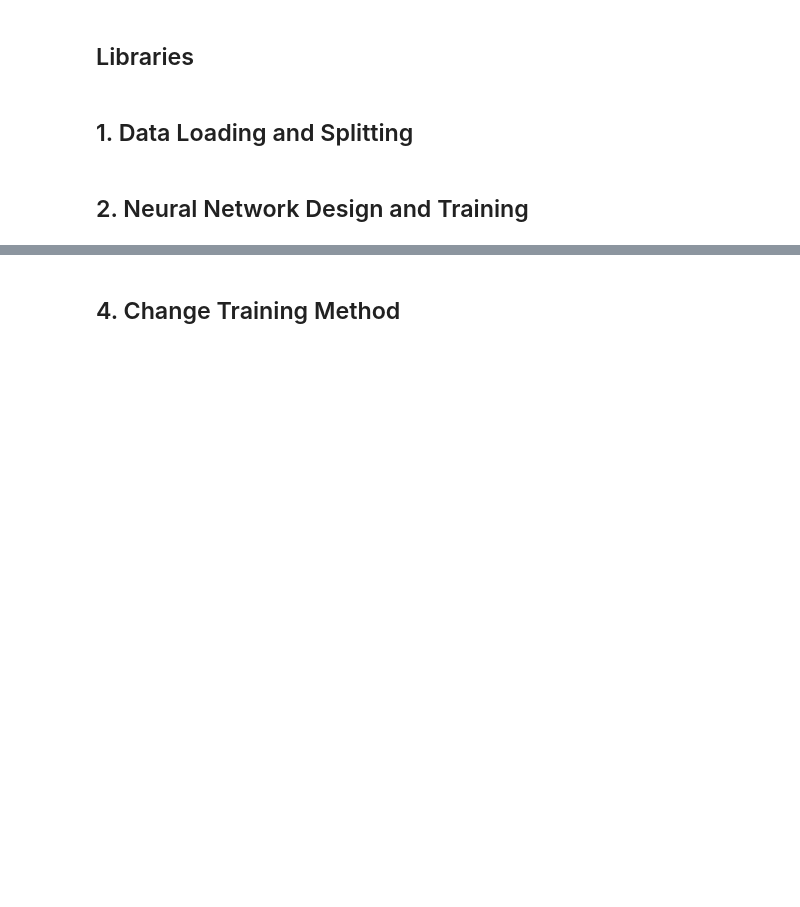
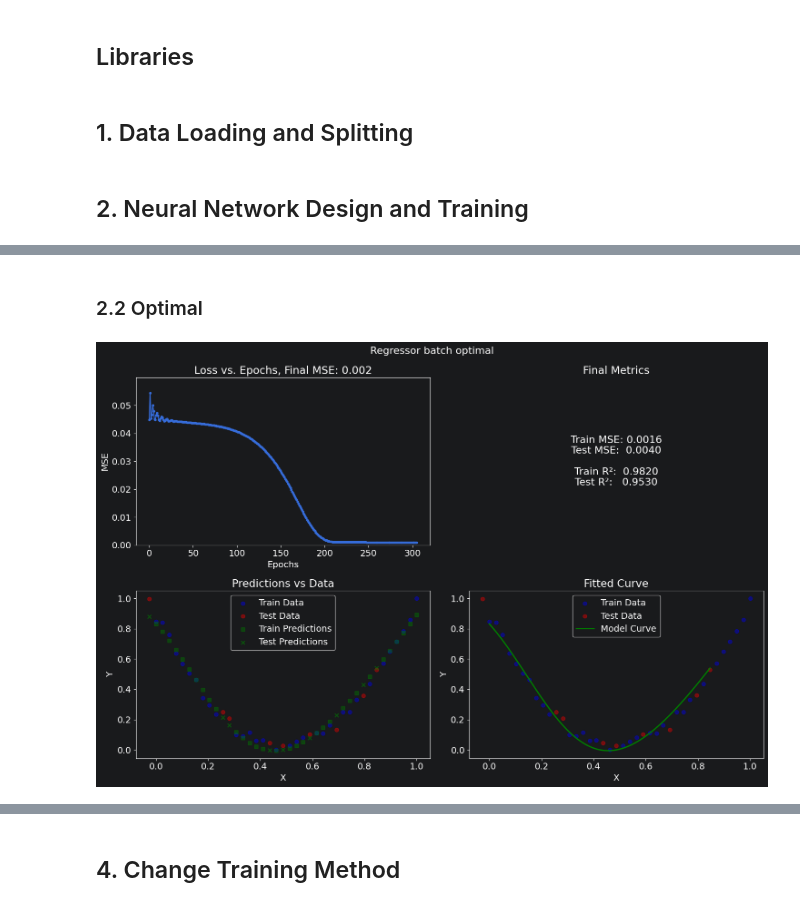
Before and after one commit to druidmentalized/MIWTutorials, a Jupyter notebook: Project3/regression.ipynb, the cells around one changed output, grey strips where cells are left out. Cells and saved outputs as stored; diff of their text form; code cells hidden in the pictures; blank space fills up the shorter version.

```diff
--- a/Project3/regression.ipynb
+++ b/Project3/regression.ipynb
@@ -34,0 +33,9 @@ visualize(regressor, X_train, y_train, X_test, y_test)
+# %% [markdown]
+### 2.2 Optimal
+# %%
+regressor_batch_optimal = MLPRegressor(hidden_layer_sizes=(100, 50), activation="tanh", max_iter=2100, n_iter_no_change=100, random_state=rs)
+regressor_batch_optimal.fit(X_train, y_train)
+
+visualize(regressor_batch_optimal, X_train, y_train, X_test, y_test, title="Regressor batch optimal")
+# %% [output]
+[figure, added]
```
Also changed, not shown: parts of 12 cells of this notebook.
